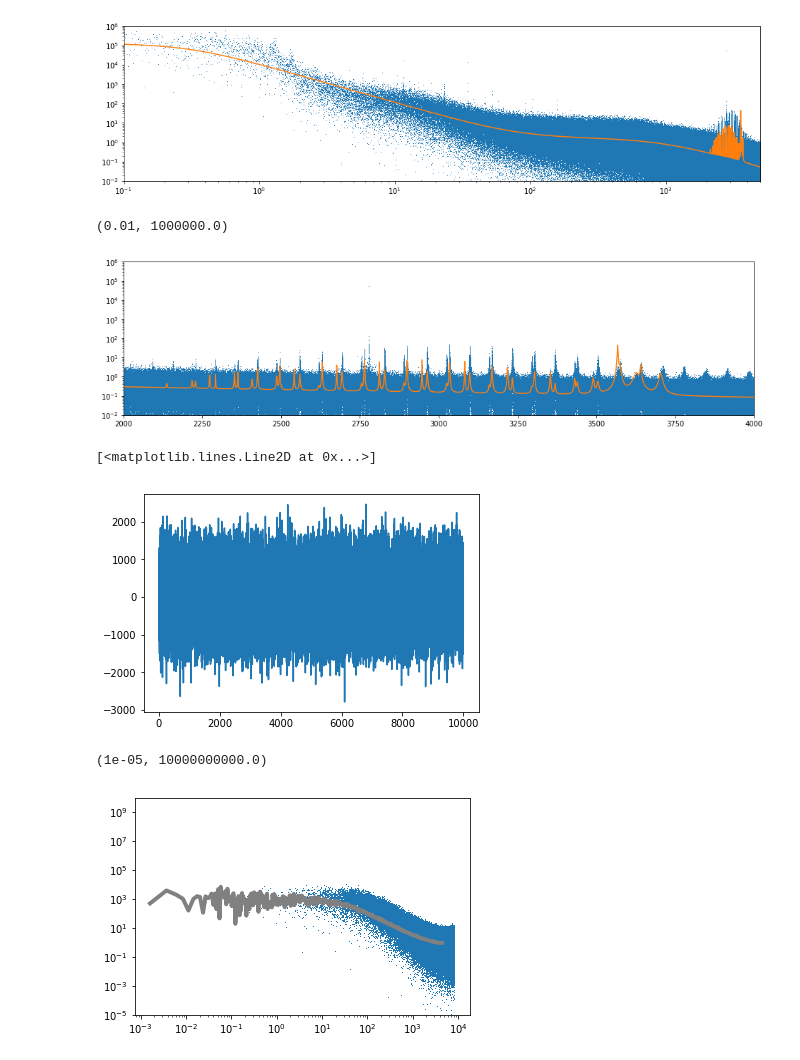
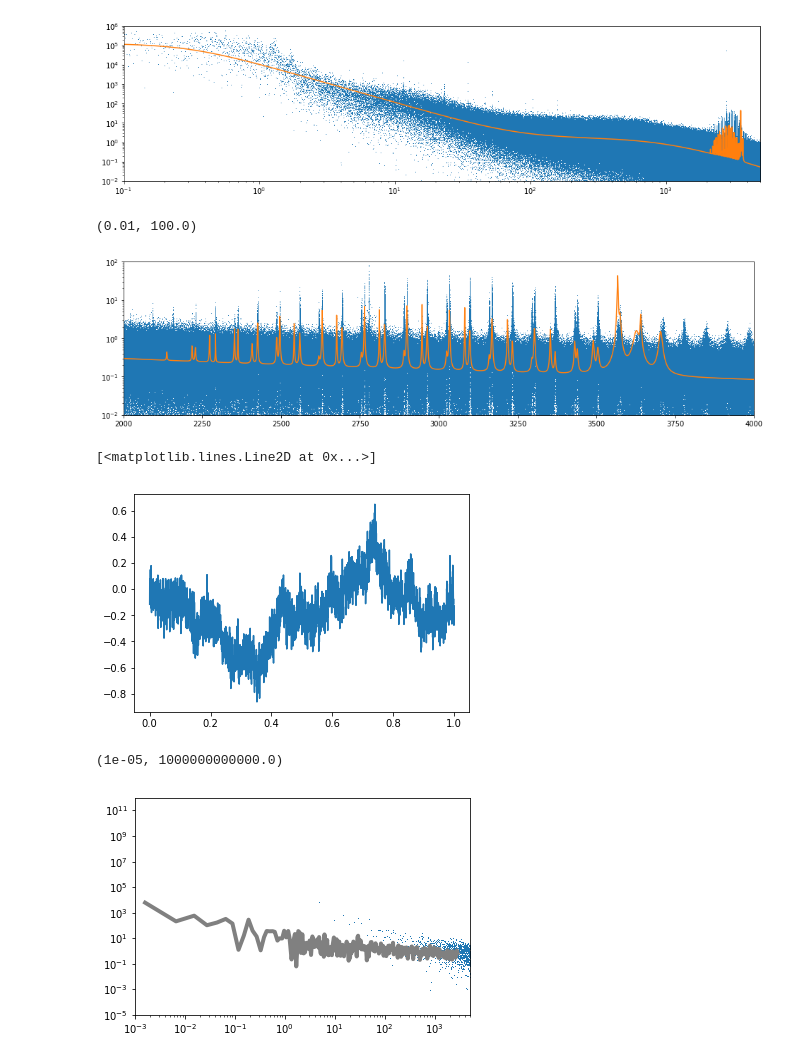
Before and after one commit to bmorris3/virgopsd, a Jupyter notebook: virgo.ipynb, the cells around one changed output. Saved outputs shown, nothing was run; the diff lists cells and outputs as text; code cells hidden in the pictures.

```diff
--- a/virgo.ipynb
+++ b/virgo.ipynb
@@ -153,7 +153,7 @@ table2 = [2137.79, 2217.63, 2273.47,
 3135.96, 3186.26, 3234.17, 3279.76,
 3271.74, 3322.67, 3370.91, 3417.35,
 3408.14, 3459.74, 3508.80, 3554.93,
-3544.67, 3596.35, 3646.05, 3682.25, 3734.72]
+3544.67, 3596.35, 2963.5, 3098, 3233] #3646.05, 3682.25, 3734.72]
 
 for line in table2:
     ax.axvline(line, ls=':', color='k')
@@ -271,7 +271,7 @@ for peak in table2:
     bestp = fmin_l_bfgs_b(minimize, [-13, 7, 0.3], bounds=bounds, approx_grad=True)[0]
 
     best_model = model(bestp)
-    if best_model.ptp() > 0.1:
+    if best_model.ptp() > 0.01:
         parameters.append(bestp)
 
         fig, ax = plt.subplots(figsize=(14, 4))
@@ -279,6 +279,7 @@ for peak in table2:
         ax.semilogy(1e6 * f[fit_bounds], best_model, lw=2, color='r')
         plt.show()
 
+
 parameters = np.array(parameters)
 # %% [output]
 [figure]
@@ -384,17 +386,17 @@ ax.semilogy(1e6 * f, Pxx_den, ',', rasterized=True)
 ax.semilogy(1e6 * f, kernel.get_psd(2*np.pi*f*1e6))
 # ax.loglog(1e6 * f, psd)
 ax.set_xlim([2000, 4000])
-ax.set_ylim([1e-2, 1e6])
+ax.set_ylim([1e-2, 1e2])
 # %% [output]
-(0.01, 1000000.0)
+(0.01, 100.0)
-[figure, old version]
+[figure, new version]
 # %%
 gp = celerite.GP(kernel)
-xtest = np.arange(0, 1e4, 1/60)
+xtest = np.arange(0, 1, 25/60/60/24)
 gp.compute(xtest)
 ytest = gp.sample()
 # %%
-plt.plot(xtest, ytest)#/fluxes.mean())
+plt.plot(xtest, ytest/fluxes.mean())
 # %% [output]
 [<matplotlib.lines.Line2D at 0x...>]
-[figure, old version]
+[figure, new version]
@@ -411,8 +419,8 @@ ytest2 = ytest2[~np.isnan(ytest2)]
 # %%
 plt.loglog(ftest * 1e6, Ptest, ',', rasterized=True)
 plt.loglog(xtest2, ytest2, color='gray', lw=4, label='Binned')
-# plt.xlim([1e-3, cutoff_freq])
-plt.ylim([1e-5, 1e10])
+plt.xlim([1e-3, cutoff_freq])#  [2000, 4000]) #
+plt.ylim([1e-5, 1e12])
 # %% [output]
-(1e-05, 10000000000.0)
+(1e-05, 1000000000000.0)
-[figure, old version]
+[figure, new version]
```
Also changed, not shown: parts of 4 cells of this notebook.
